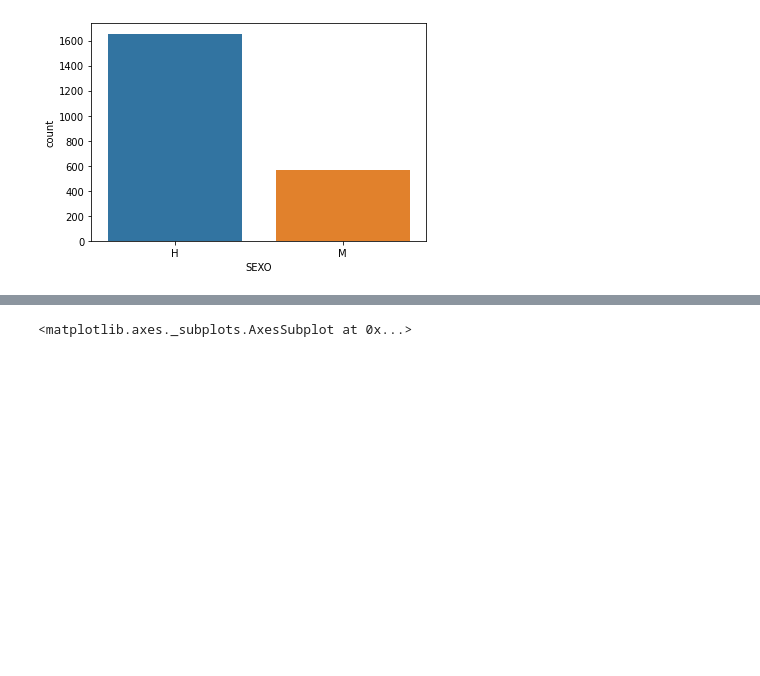
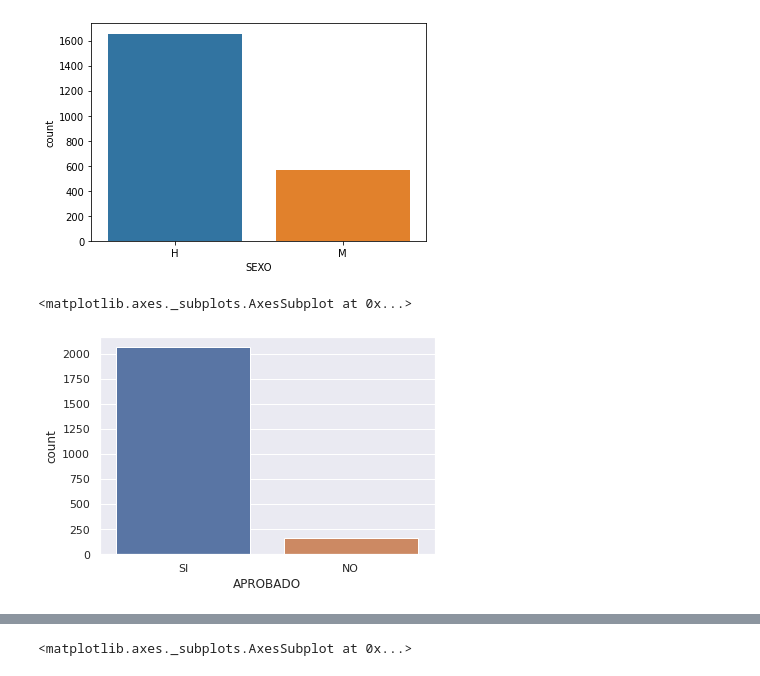
Before and after one commit to estefaniateni/ProyectoFinalVisualizaci-n, a Jupyter notebook: ProyectoVisualizacion.ipynb, the cells around one changed output, grey strips where cells are left out. Saved outputs shown, nothing was run; the diff lists cells and outputs as text; code cells hidden in the pictures; blank space fills up the shorter version.

```diff
--- a/ProyectoVisualizacion.ipynb
+++ b/ProyectoVisualizacion.ipynb
@@ -55,3 +57,9 @@ sns.countplot(x="SEXO", data=alumnos)
 # %% [output]
 <matplotlib.axes._subplots.AxesSubplot at 0x...>
 [figure]
+# %%
+#Contabilizamos el número de alumnos APROBADOS y SUSPENSOS
+sns.countplot(x="APROBADO", data=alumnos)
+# %% [output]
+<matplotlib.axes._subplots.AxesSubplot at 0x...>
+[figure, added]
```
Also changed, not shown: parts of 10 cells of this notebook.
